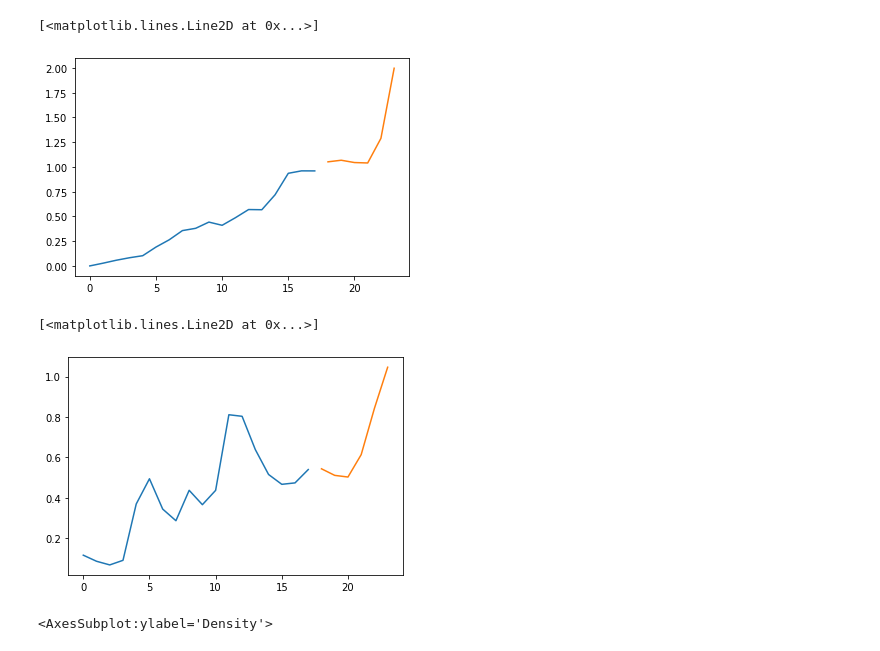
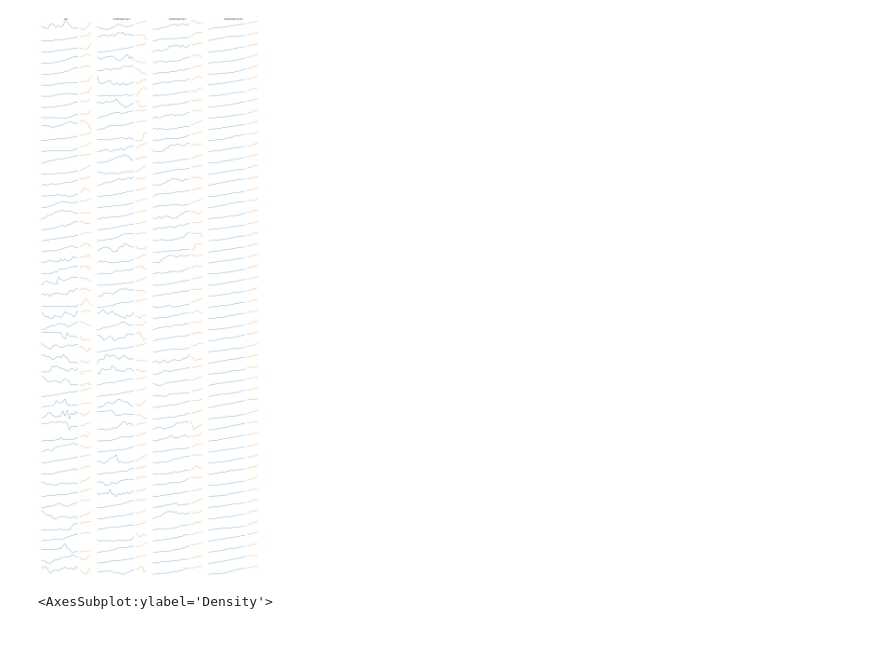
Before and after one commit to djib2011/forecasting-augmentation, a Jupyter notebook: experimentation/inspect_aug.ipynb, the cells around one changed output. Saved outputs shown, nothing was run; the diff lists cells and outputs as text; code cells hidden in the pictures.

```diff
--- a/experimentation/inspect_aug.ipynb
+++ b/experimentation/inspect_aug.ipynb
@@ -74,5 +57,0 @@ with h5py.File('../data/yearly_24_aug_by_2_num_2300000_nw.h5', 'r') as hf:
-# %%
-i = 0
-
-plt.plot(range(18), x[i])
-plt.plot(range(18, 24), y[i])
@@ -82,5 +57,0 @@ plt.plot(range(18, 24), y[i])
-# %%
-i = 1
-
-plt.plot(range(18), x[i])
-plt.plot(range(18, 24), y[i])
@@ -90,19 +58,42 @@ plt.plot(range(18, 24), y[i])
-# %%
-i = 2
-
-plt.plot(range(18), x[i])
-plt.plot(range(18, 24), y[i])
-# %% [output]
-[<matplotlib.lines.Line2D at 0x...>]
-[figure, removed]
-# %%
-i = 5
-
-plt.plot(range(18), x[i])
-plt.plot(range(18, 24), y[i])
-# %% [output]
-[<matplotlib.lines.Line2D at 0x...>]
-[figure, removed]
+# %%
+plt.figure(figsize=(20, 50))
+
+num_series = 50
+
+for i in range(1, num_series * 4 + 1, 4):
+
+
+    ax = plt.subplot(num_series, 4, i)
+    ax.plot(range(18), x[i])
+    ax.plot(range(18, 24), y[i])
+    ax.axis('off')
+    if i == 1:
+        ax.set_title('real')
+
+    ax = plt.subplot(num_series, 4, i+1)
+    ax.plot(range(18), x_2[i])
+    ax.plot(range(18, 24), y_2[i])
+    ax.axis('off')
+    if i == 1:
+        ax.set_title('combinations by 2')
+
+    ax = plt.subplot(num_series, 4, i+2)
+    ax.plot(range(18), x_5[i])
+    ax.plot(range(18, 24), y_5[i])
+    ax.axis('off')
+    if i == 1:
+        ax.set_title('combinations by 5')
+
+    ax = plt.subplot(num_series, 4, i+3)
+    ax.plot(range(18), x_50[i])
+    ax.plot(range(18, 24), y_50[i])
+    ax.axis('off')
+    if i == 1:
+        ax.set_title('combinations by 50')
+
+plt.tight_layout()
+# %% [output]
+[figure, added]
 # %%
 from sklearn.linear_model import LinearRegression
 
```
Also changed, not shown: parts of 11 cells of this notebook.
